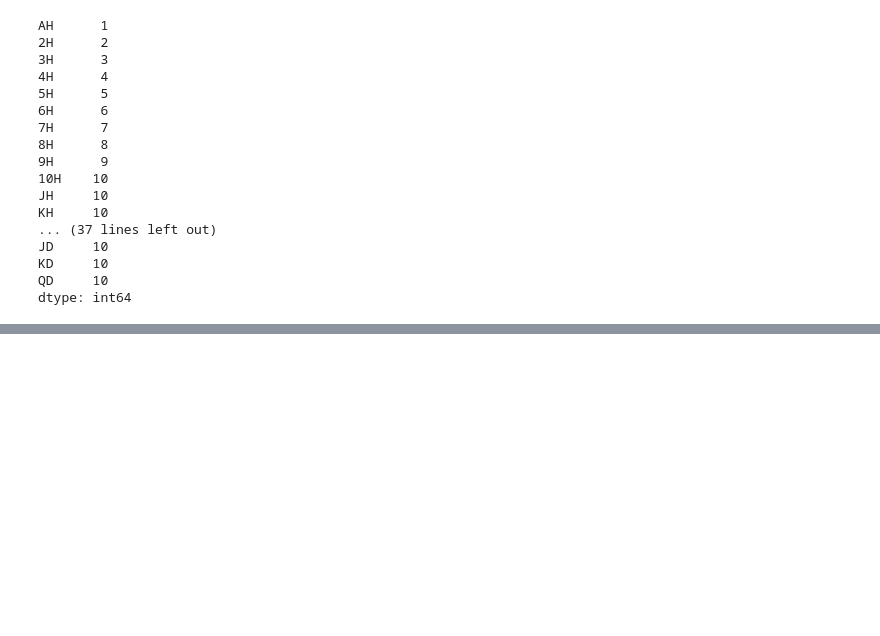
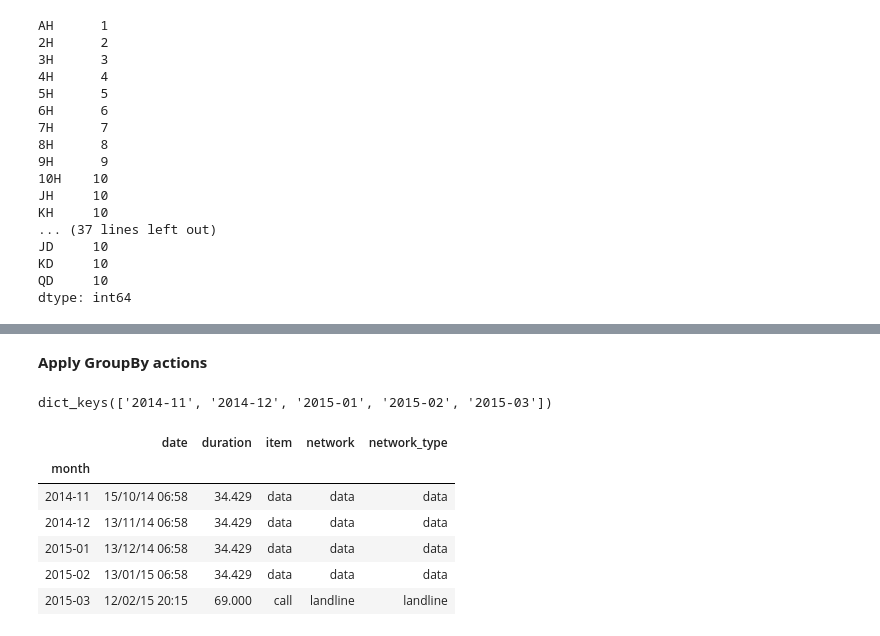
Before and after one commit to ch00226855/CMP464-Fall2019, a Jupyter notebook: Week13_GroupbyMechanics.ipynb, the cells around one changed output, grey strips where cells are left out. Cells and saved outputs as stored; diff of their text form; code cells hidden in the pictures; blank space fills up the shorter version.

```diff
--- a/Week13_GroupbyMechanics.ipynb
+++ b/Week13_GroupbyMechanics.ipynb
@@ -307,0 +347,18 @@ dtype: int64
+# %% [markdown]
+**Apply GroupBy actions**
+# %%
+# Which months are covered in this data set?
+data.groupby(['month']).groups.keys()
+# %% [output]
+dict_keys(['2014-11', '2014-12', '2015-01', '2015-02', '2015-03'])
+# %%
+# Find the first entry for each month
+data.groupby(['month']).first()
+# %% [output]
+|  | date | duration | item | network | network_type |
+| month |  |  |  |  |  |
+| 2014-11 | 15/10/14 06:58 | 34.429 | data | data | data |
+| 2014-12 | 13/11/14 06:58 | 34.429 | data | data | data |
+| 2015-01 | 13/12/14 06:58 | 34.429 | data | data | data |
+| 2015-02 | 13/01/15 06:58 | 34.429 | data | data | data |
+| 2015-03 | 12/02/15 20:15 | 69.000 | call | landline | landline |
```
Also changed, not shown: parts of 24 cells of this notebook.
